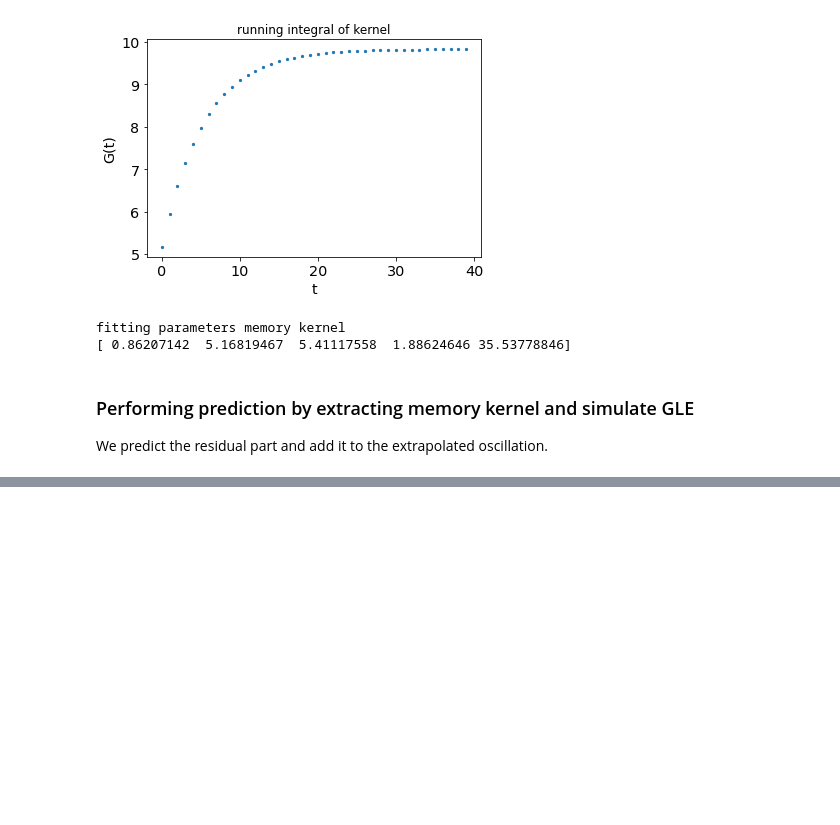
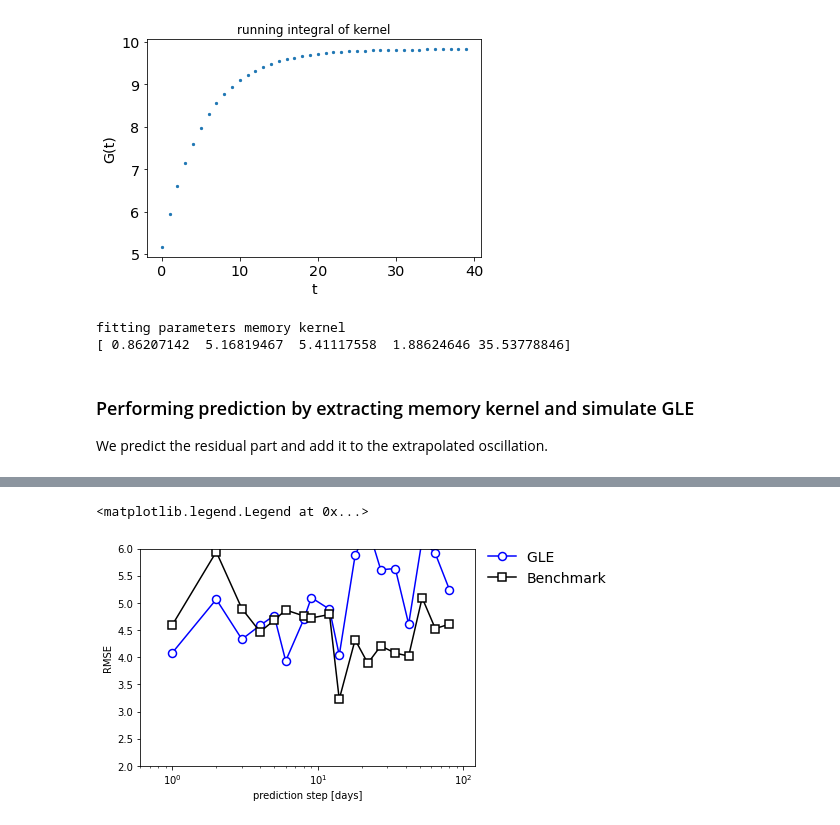
Before and after one commit to hkiefer/mempred, a Jupyter notebook: example/Example Temperature.ipynb, the cells around one changed output, grey strips where cells are left out. Saved outputs shown, nothing was run; the diff lists cells and outputs as text; code cells hidden in the pictures; blank space fills up the shorter version.

```diff
--- a/example/Example Temperature.ipynb
+++ b/example/Example Temperature.ipynb
@@ -205,0 +324,18 @@ plt.plot(pred_GLE1)
+# %%
+logsp = np.append(0,np.unique(np.logspace(0.1,1.9,20).astype(int)))
+index = np.arange(1,n_steps+1)
+
+plt.plot(index[logsp],error_GLE_mean[logsp]**0.5,color='b',label='GLE ',marker="o",markersize=8,markerfacecolor='w',
+            markeredgewidth=1.5, markeredgecolor="b")
+plt.plot(index[logsp],error_bench_mean[logsp]**0.5,color='k',label='Benchmark',marker="s",markersize=8,markerfacecolor='w',
+            markeredgewidth=1.5, markeredgecolor="k")
+
+plt.ylabel("RMSE")
+plt.xlabel("prediction step [days]")
+plt.xscale("log")
+plt.ylim(2,6.0)
+plt.xlim(0.6,120)
+plt.legend(loc='best',frameon=False,fontsize=14,bbox_to_anchor=(1, 1.05))
+# %% [output]
+<matplotlib.legend.Legend at 0x...>
+[figure, added]
```
Also changed, not shown: parts of 3 cells of this notebook, 5 other files.
